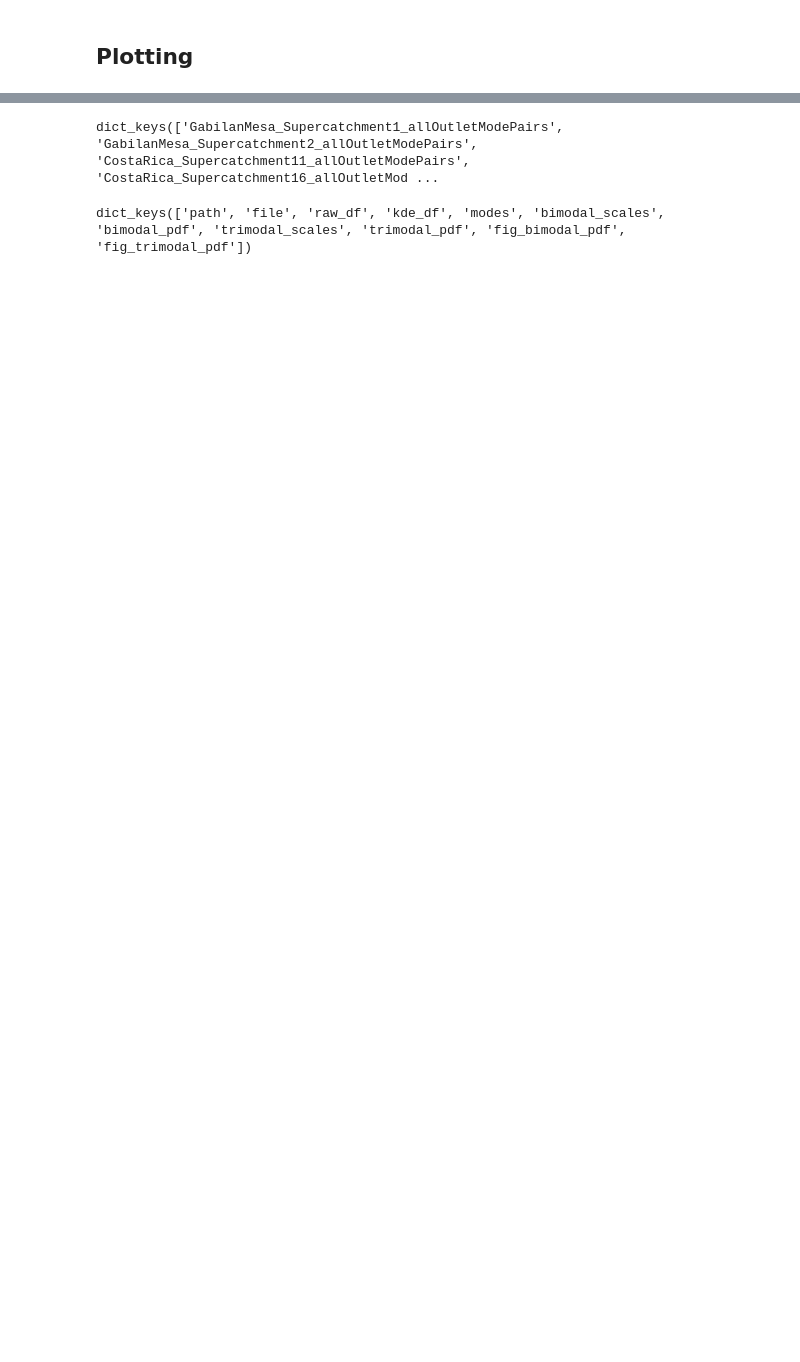
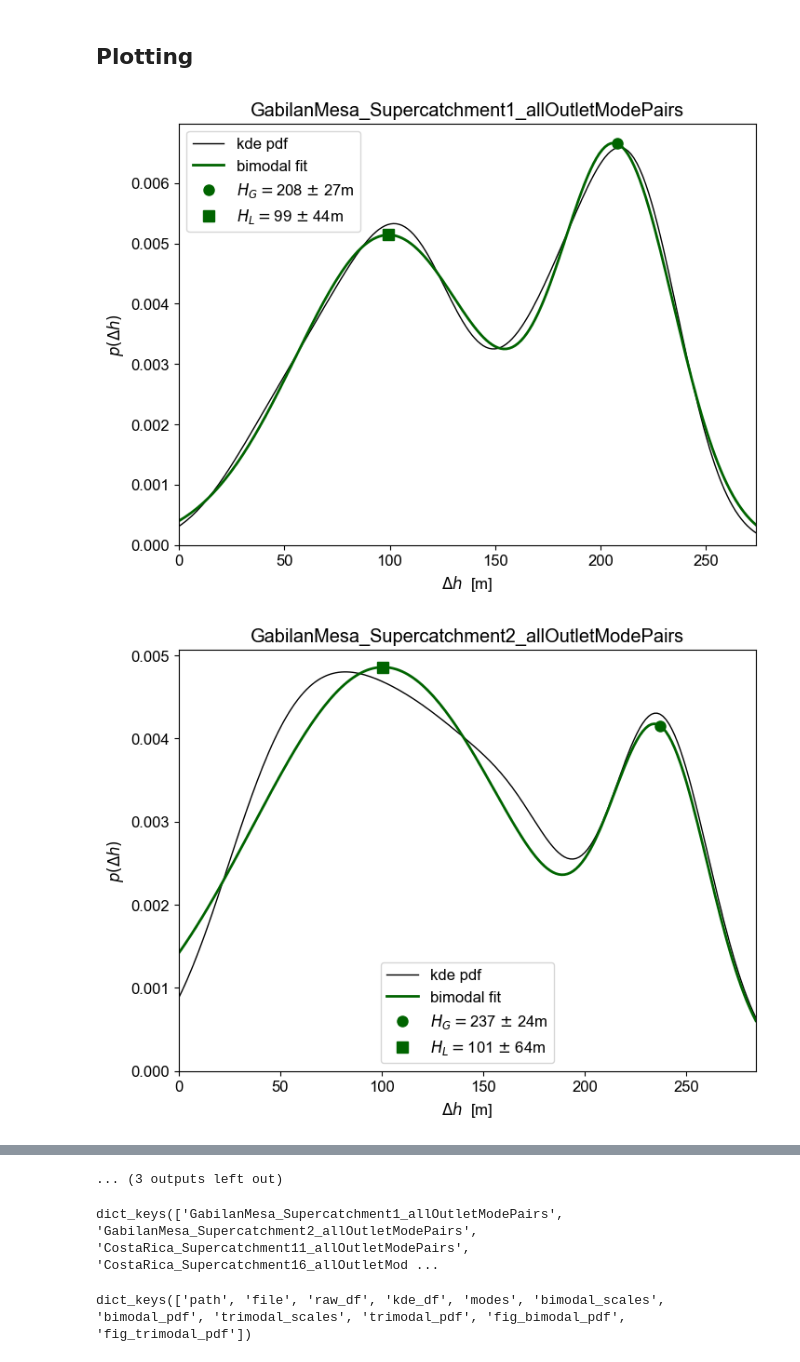
Before and after one commit to mcunningham917/PHscales, a Jupyter notebook: Analysis/Scales.ipynb, the cells around one changed output, grey strips where cells are left out. Cells and saved outputs as stored; diff of their text form; code cells hidden in the pictures; blank space fills up the shorter version.

```diff
--- a/Analysis/Scales.ipynb
+++ b/Analysis/Scales.ipynb
@@ -202,15 +202,6 @@ def fit_trimodal(phbs_dict, phb, verbose=False):
         scales_array = np.flipud(scales_array[scales_array[:,0].argsort()])
         phbs_dict[phb].update({'trimodal_scales': scales_array})
         phbs_dict[phb].update({'trimodal_pdf': trimodal_model(Delta_h_array,*popt)})
-        if verbose:
-            print(phb)
-            print('Global vertical scale: H_G = {:.0f} ± {:.0f}m'
-                  .format(scales_array[0,0],scales_array[0,1]))
-            print('Local vertical scale:  H_L = {:.0f} ± {:.0f}m'
-                  .format(scales_array[1,0],scales_array[2,1]))
-            print('Extra vertical scale:  H_X = {:.0f} ± {:.0f}m'
-                  .format(scales_array[2,0],scales_array[1,1]))
-        print()
     else:
         bimodal_scales  = phbs_dict[phb]['bimodal_scales']
         popt = [bimodal_scales[0,0],bimodal_scales[0,1],
@@ -220,7 +211,7 @@ def fit_trimodal(phbs_dict, phb, verbose=False):
         scales_array[0,:] = [popt[0],popt[1],
                              trimodal_model(popt[0],*popt),
                              *popt]
-        scales_array[1,:] = [popt[3],popt[4],
+        scales_array[1,:] = [(popt[0]+popt[6])/2,popt[4],
                              trimodal_model(popt[3],*popt),
                              *popt]
         scales_array[2,:] = [popt[6],popt[7],
@@ -233,6 +224,15 @@ def fit_trimodal(phbs_dict, phb, verbose=False):
             print(phb)
             print('Two modes only resolved')
             print()
+    if verbose:
+        print(phb)
+        print('Global vertical scale: H_G = {:.0f} ± {:.0f}m'
+              .format(scales_array[0,0],scales_array[0,1]))
+        print('Local vertical scale:  H_L = {:.0f} ± {:.0f}m'
+              .format(scales_array[1,0],scales_array[2,1]))
+        print('Extra vertical scale:  H_X = {:.0f} ± {:.0f}m'
+              .format(scales_array[2,0],scales_array[1,1]))
+    print()
 # %% [markdown]
 ## Graphics
 # %%
@@ -456,5 +441,8 @@ Two modes only resolved
 # %% [markdown]
 ## Plotting
 # %%
-# for phb in phbs_dict:
-#     plot_pdfs(phbs_dict, phb, kind='bimodal');
+for phb in phbs_dict:
+    plot_pdfs(phbs_dict, phb, kind='bimodal');
+# %% [output]
+[figure, added]
+[figure, added]
@@ -461,3 +459,4 @@ Two modes only resolved
+... (3 outputs left out)
 # %%
 phbs_dict.keys()
 example_phb = list(phbs_dict.keys())[example_phb_index]
```
Also changed, not shown: parts of 3 cells of this notebook.
